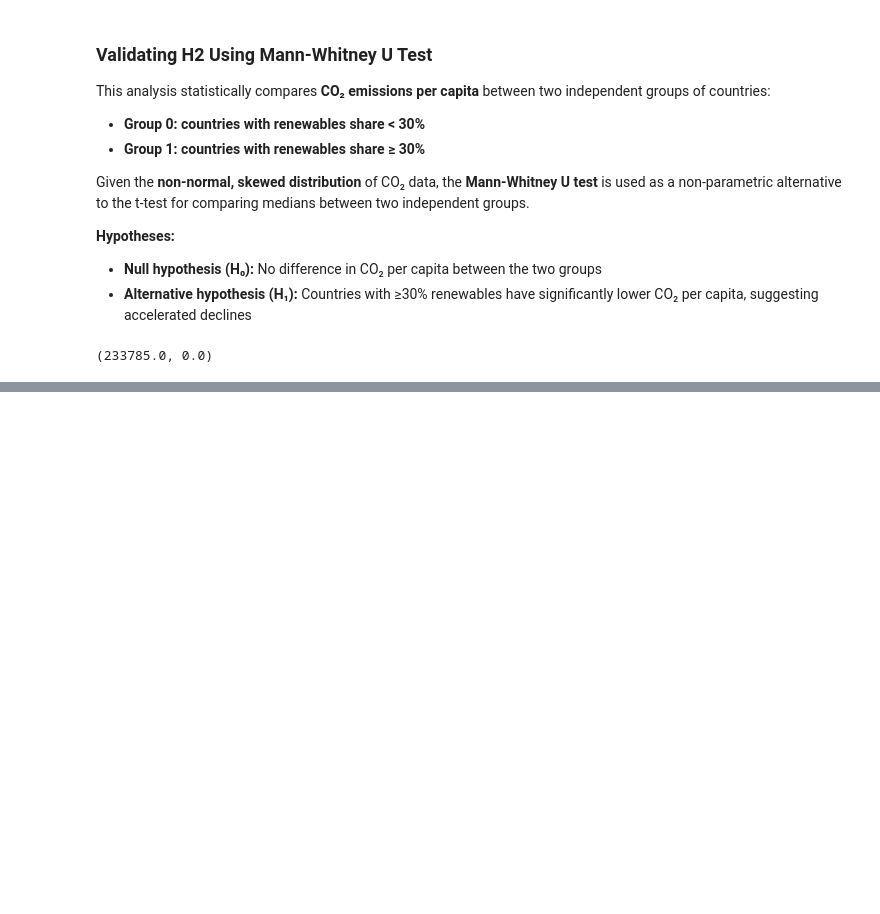
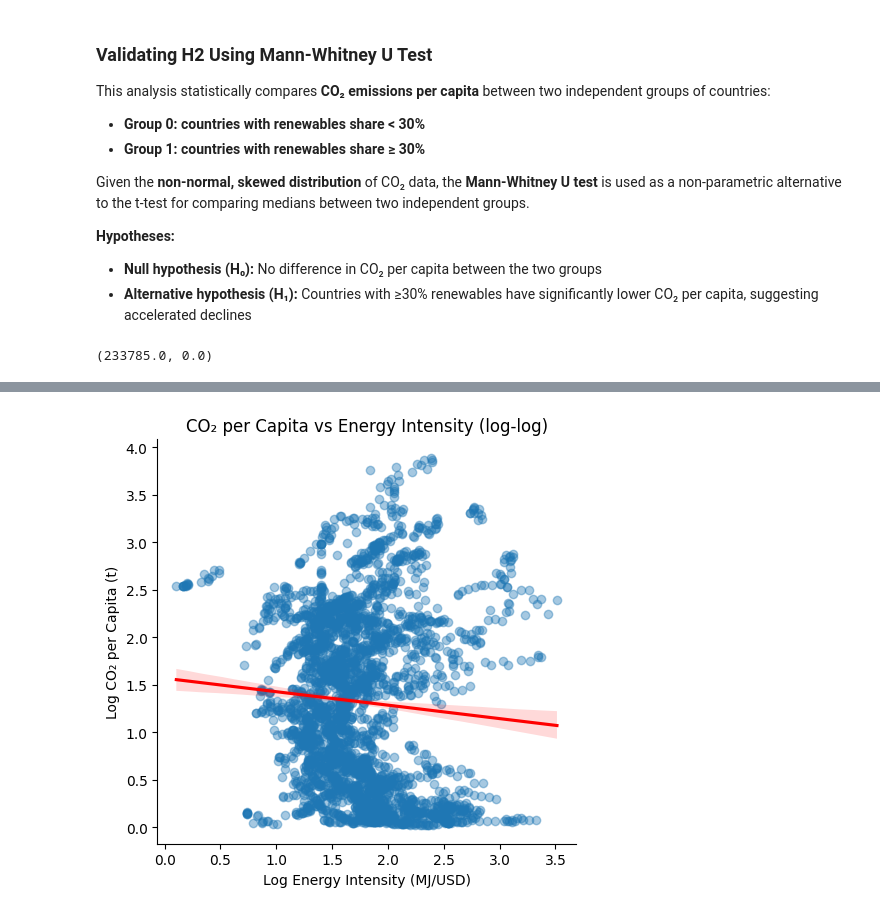
Before and after one commit to SelinaFischer/climate_tipping_points, a Jupyter notebook: jupyter_notebooks/3. statistical analysis.ipynb, the cells around one changed output, grey strips where cells are left out. Saved outputs shown, nothing was run; the diff lists cells and outputs as text; code cells hidden in the pictures; blank space fills up the shorter version.

```diff
--- a/jupyter_notebooks/3. statistical analysis.ipynb
+++ b/jupyter_notebooks/3. statistical analysis.ipynb
@@ -294,0 +369,26 @@ The data provides strong statistical and visual evidence that countries with ≥
+# %%
+
+# Use log-log scatterplot to visualize the relationship between energy intensity and CO₂ emissions per capita
+# A mathematical transformation that compresses large numbers into a smaller, more manageable scale.
+
+import seaborn as sns
+import matplotlib.pyplot as plt
+
+# Filter only rows where both log values exist (drop missing values)
+df_corr = df[['log_energy_intensity_mj_usd', 'log_co2_per_capita_t']].dropna()
+
+# Plot
+sns.lmplot(
+    data=df_corr,
+    x='log_energy_intensity_mj_usd',
+    y='log_co2_per_capita_t',
+    line_kws={'color': 'red'},
+    scatter_kws={'alpha': 0.4}
+)
+plt.title('CO₂ per Capita vs Energy Intensity (log-log)')
+plt.xlabel('Log Energy Intensity (MJ/USD)')
+plt.ylabel('Log CO₂ per Capita (t)')
+plt.tight_layout()
+plt.show()
+# %% [output]
+[figure, added]
```
Also changed, not shown: parts of 10 cells of this notebook, 1 other file.
